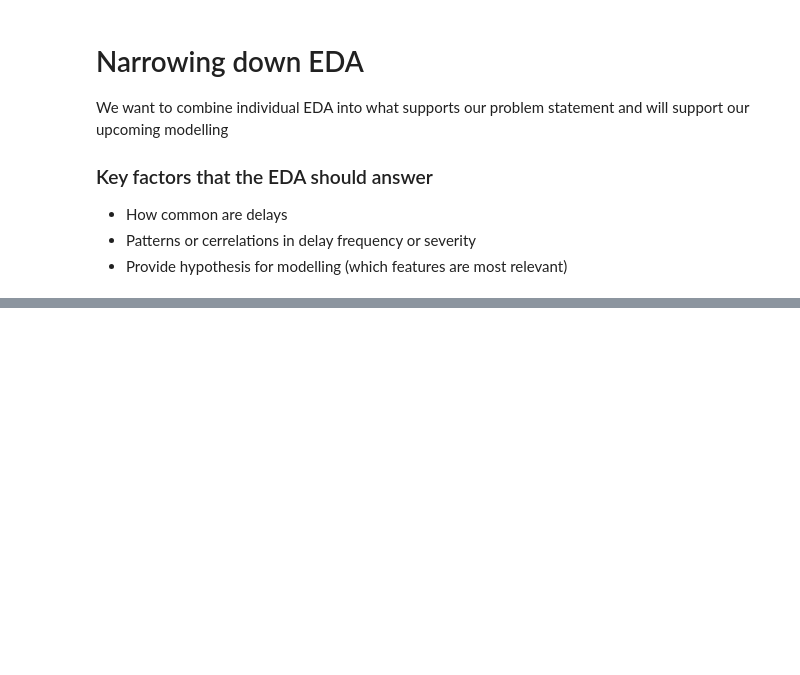
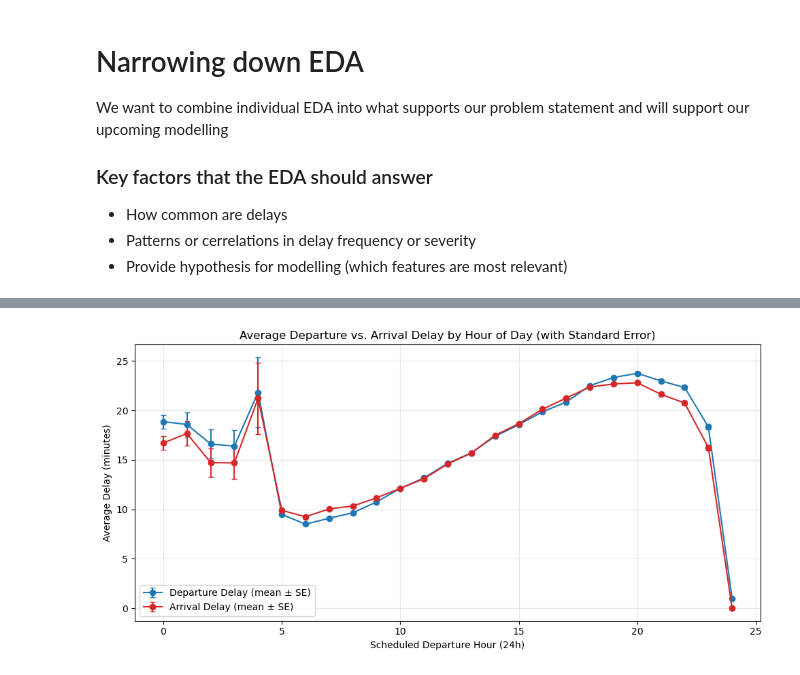
Before and after one commit to elenayzhu/mie368, a Jupyter notebook: eda/full_eda.ipynb, the cells around one changed output, grey strips where cells are left out. Saved outputs shown, nothing was run; the diff lists cells and outputs as text; code cells hidden in the pictures; blank space fills up the shorter version.

```diff
--- a/eda/full_eda.ipynb
+++ b/eda/full_eda.ipynb
@@ -84,0 +62,57 @@ plt.show()
+# %%
+import numpy as np
+import matplotlib.pyplot as plt
+
+# Extract departure hour if not already extracted
+df_completed['DEP_HOUR'] = (df_completed['CRS_DEP_TIME'] // 100).astype(int)
+
+# We assume ARR_DELAY_NEW column exists
+# Group by hour and compute mean, std, and count for BOTH delay types
+delay_stats = df_completed.groupby("DEP_HOUR").agg(
+    mean_dep=("DEP_DELAY_NEW", "mean"),
+    std_dep=("DEP_DELAY_NEW", "std"),
+    n_dep=("DEP_DELAY_NEW", "count"),
+
+    mean_arr=("ARR_DELAY_NEW", "mean"),
+    std_arr=("ARR_DELAY_NEW", "std"),
+    n_arr=("ARR_DELAY_NEW", "count"),
+).reset_index()
+
+# Compute standard errors
+delay_stats["se_dep"] = delay_stats["std_dep"] / np.sqrt(delay_stats["n_dep"])
+delay_stats["se_arr"] = delay_stats["std_arr"] / np.sqrt(delay_stats["n_arr"])
+
+# ---- PLOT ----
+plt.figure(figsize=(10, 5))
+
+# Departure delay line + SE error bars
+plt.errorbar(
+    delay_stats["DEP_HOUR"],
+    delay_stats["mean_dep"],
+    yerr=delay_stats["se_dep"],
+    fmt='o-',
+    capsize=3,
+    label="Departure Delay (mean ± SE)",
+    color="tab:blue"
+)
+
+# Arrival delay line + SE error bars
+plt.errorbar(
+    delay_stats["DEP_HOUR"],
+    delay_stats["mean_arr"],
+    yerr=delay_stats["se_arr"],
+    fmt='o-',
+    capsize=3,
+    label="Arrival Delay (mean ± SE)",
+    color="tab:red"
+)
+
+plt.title("Average Departure vs. Arrival Delay by Hour of Day (with Standard Error)")
+plt.xlabel("Scheduled Departure Hour (24h)")
+plt.ylabel("Average Delay (minutes)")
+plt.grid(alpha=0.3)
+plt.legend()
+plt.tight_layout()
+plt.show()
+# %% [output]
+[figure, added]
```
Also changed, not shown: parts of 13 cells of this notebook, 1 other file.
